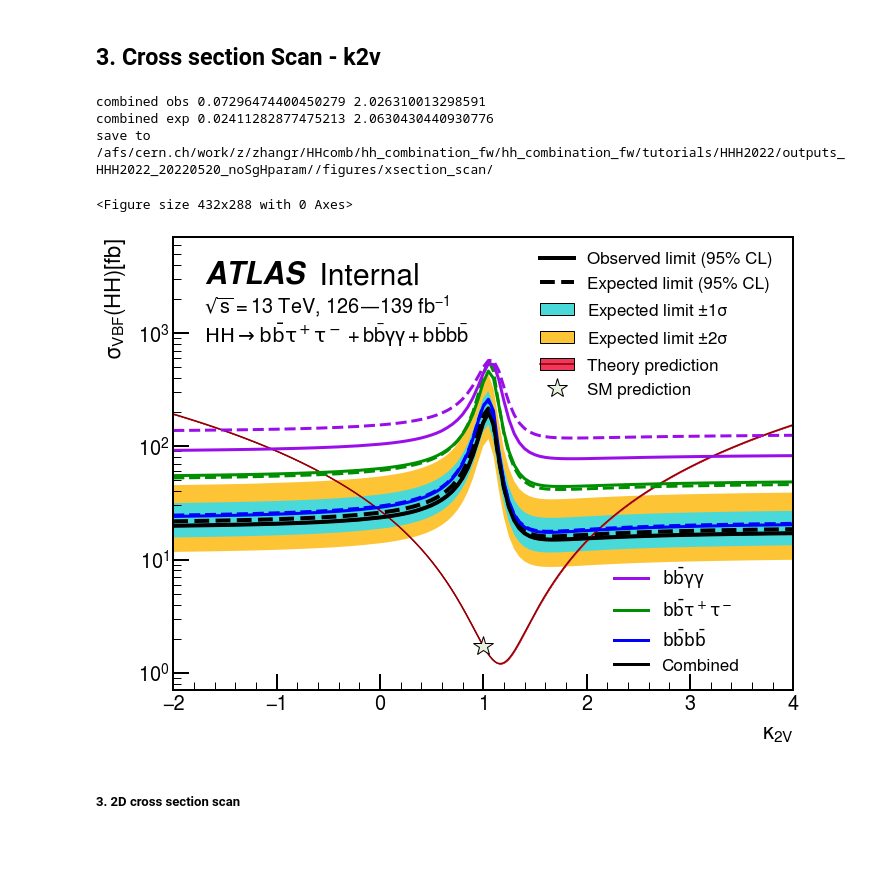
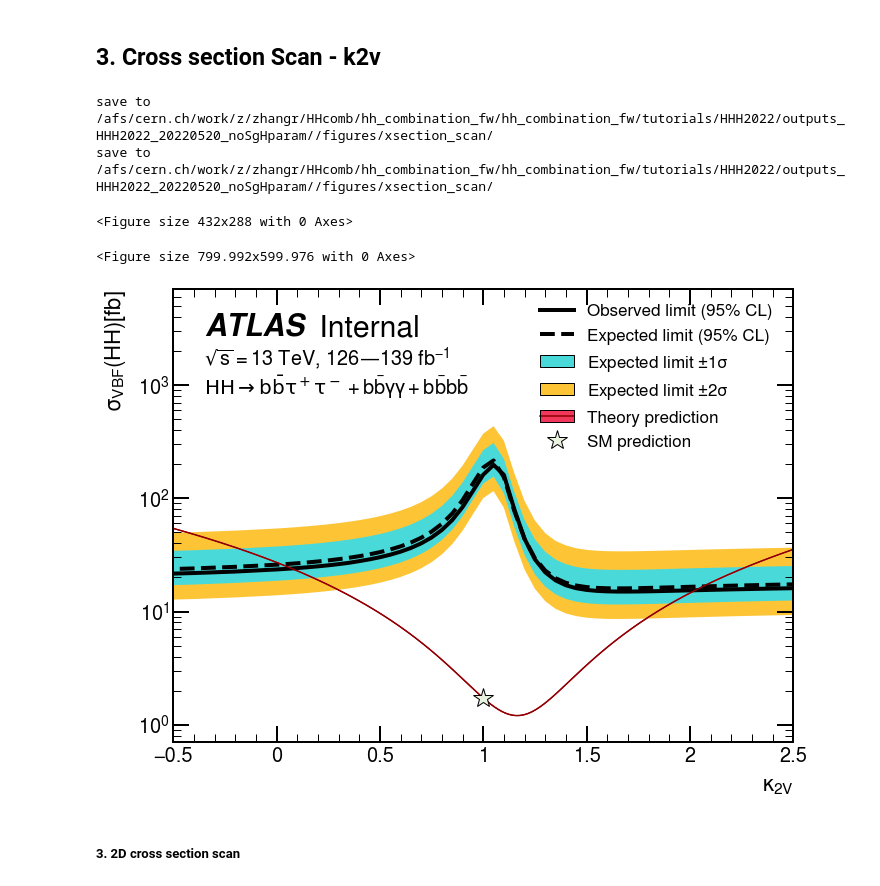
Before and after one commit to dyl64/hh_combination_fw, a Jupyter notebook: tutorials/HHH2022/GenPlots.ipynb, the cells around one changed output. Saved outputs shown, nothing was run; the diff lists cells and outputs as text; code cells hidden in the pictures; blank space fills up the shorter version.

```diff
--- a/tutorials/HHH2022/GenPlots.ipynb
+++ b/tutorials/HHH2022/GenPlots.ipynb
@@ -432,7 +482,7 @@ def get_amplitude_function(basis_list, full_amplitude=False, diagram_term_list=N
         reweight_vector = sympy.lambdify([_k2v, _kl, _kv], final_weight, "numpy")
         return reweight_vector
 # %%
-def plot_xsection_scan_k2v(k2v_param_limit_df, channel, mH, production='vbf', poi='k2v'):
+def plot_xsection_scan_k2v(k2v_param_limit_df, channel, mH, production='vbf', poi='k2v', xmin=-2, xmax=4, add_individual=True, disable_error=False):
     kl_value, kv_value = 1, 1
     mod_vals_dense = k2v_param_limit_df['bbyy'].index.astype(float).values
 
@@ -467,6 +517,9 @@ def plot_xsection_scan_k2v(k2v_param_limit_df, channel, mH, production='vbf', po
         'legend':{
             'loc': (0.58, 0.63),
             'fontsize': 17
+        },
+        'axis': {
+            'tick_bothsides': True,
         }
     }
 
@@ -481,7 +534,7 @@ def plot_xsection_scan_k2v(k2v_param_limit_df, channel, mH, production='vbf', po
 
     plotter = UpperLimit2DPlot(k2v_param_limit_df[channel],
                                scale_factor=theory_xs_values, styles=styles,
-                               analysis_label_options=analysis_label_options)
+                               analysis_label_options=analysis_label_options, disable_errorband=disable_error)
 #     plotter.add_curve(k2v_values_dense, theory_xs_values_dense, theory_xs_lower_dense, theory_xs_upper_dense,
     plotter.add_curve(k2v_values_dense, theory_xs_values_dense, theory_xs_values_dense, theory_xs_values_dense,
                       label="Theory prediction")
@@ -489,35 +542,40 @@ def plot_xsection_scan_k2v(k2v_param_limit_df, channel, mH, production='vbf', po
     if production.lower() == 'all':
         SM_xs += theory_cross_section_kl(1, mH, 'ggf')[0]
     plotter.add_highlight(1, SM_xs, label="SM prediction")
-    xmin = k2v_param_limit_df[channel].index.min()
-    xmax = k2v_param_limit_df[channel].index.max()
+    xmin = k2v_param_limit_df[channel].index.min() if not xmin else xmin
+    xmax = k2v_param_limit_df[channel].index.max() if not xmax else xmax
     ylim = {
         'klambda': [10, 1e5],
         'k2v': [0.7, 7e3],
     }
     ax = plotter.draw(xlabel=poi_name[poi], ylabel=ylabel[production.lower()],
                  draw_observed=True, log=True, ylim=ylim[poi], xlim=[xmin, xmax], observed_marker='', linewidth=4)
-    intersections = get_intersections(k2v_values,
-                                      theory_xs_values*k2v_param_limit_df[channel]['0'],
-                                      k2v_values_dense, theory_xs_values_dense)
+#     intersections = get_intersections(k2v_values,
+#                                       theory_xs_values*k2v_param_limit_df[channel]['0'],
+#                                       k2v_values_dense, theory_xs_values_dense)
 
-    intersections_obs = get_intersections(k2v_values,
-                                      theory_xs_values*k2v_param_limit_df[channel]['obs'],
-                                      k2v_values_dense, theory_xs_values_dense)
+#     intersections_obs = get_intersections(k2v_values,
+#                                       theory_xs_values*k2v_param_limit_df[channel]['obs'],
+#                                       k2v_values_dense, theory_xs_values_dense)
 #     ax.annotate(r'Expected: '+poi_name[poi]+'$ \in [%.1f, %.1f]$' %(intersections[0], intersections[1]),
 #                 (0.05, 0.08), xycoords = 'axes fraction', fontsize = 18)
 #     ax.annotate(r'Observed: '+poi_name[poi]+'$ \in [%.1f, %.1f]$' %(intersections_obs[0], intersections_obs[1]),
 #                 (0.05, 0.15), xycoords = 'axes fraction', fontsize = 18)
-    print(channel, 'obs', intersections_obs[0], intersections_obs[1])
-    print(channel, 'exp', intersections[0], intersections[1])
+#     print(channel, 'obs', intersections_obs[0], intersections_obs[1])
+#     print(channel, 'exp', intersections[0], intersections[1])
 
     # Add individual curves on top
-    if channel == 'combined':
+    if channel == 'combined' and add_individual:
         plot_individual(channel, ax, plotter, k2v_param_limit_df)
 
+    suffix = ''
+    if add_individual:
+        suffix += '_withindiv'
+    if disable_error:
+        suffix += '_noError'
     save_foler = outdir_xsection+"/figures/xsection_scan/"
     os.makedirs(save_foler, exist_ok=True)
-    plt.savefig(save_foler+f"{poi}_limit_parameterised_ws_{channel}.pdf", bbox_inches="tight")
+    plt.savefig(save_foler+f"{poi}_limit_parameterised_ws_{channel}{suffix}.pdf", bbox_inches="tight")
     print("save to", save_foler)
 # %%
 poi = 'k2v'
@@ -526,14 +584,18 @@ k2v_param_limit_df = get_xsection_scan_limit(poi = poi)
 # %%
 # theory_line = plot_xsection_scan_k2v(k2v_param_limit_df, 'bbyy', mH, production, poi)
 # theory_line = plot_xsection_scan_k2v(k2v_param_limit_df, 'bbtautau', mH, production, poi)
 # theory_line = plot_xsection_scan_k2v(k2v_param_limit_df, 'bbbb', mH, production, poi)
-theory_line = plot_xsection_scan_k2v(k2v_param_limit_df, 'combined', mH, production, poi)
+# theory_line = plot_xsection_scan_k2v(k2v_param_limit_df, 'combined', mH, production, poi)
+
+plot_xsection_scan_k2v(k2v_param_limit_df, 'combined', mH, production, poi, xmin=-2, xmax=4)
+plot_xsection_scan_k2v(k2v_param_limit_df, 'combined', mH, production, poi, xmin=-0.5, xmax=2.5, add_individual=False)
+# plot_xsection_scan_k2v(k2v_param_limit_df, 'combined', mH, production, poi, xmin=-2, xmax=4, disable_error=True)
 # %% [output]
-combined obs 0.07296474400450279 2.026310013298591
-combined exp 0.02411282877475213 2.0630430440930776
 save to /afs/cern.ch/work/z/zhangr/HHcomb/hh_combination_fw/hh_combination_fw/tutorials/HHH2022/outputs_HHH2022_20220520_noSgHparam//figures/xsection_scan/
+save to /afs/cern.ch/work/z/zhangr/HHcomb/hh_combination_fw/hh_combination_fw/tutorials/HHH2022/outputs_HHH2022_20220520_noSgHparam//figures/xsection_scan/
 <Figure size 432x288 with 0 Axes>
+<Figure size 799.992x599.976 with 0 Axes>
-[figure, old version]
+[figure, new version]
 # %% [markdown]
 ##### 3. 2D cross section scan
 # %%
```
Also changed, not shown: parts of 18 cells of this notebook, 2 other files.
